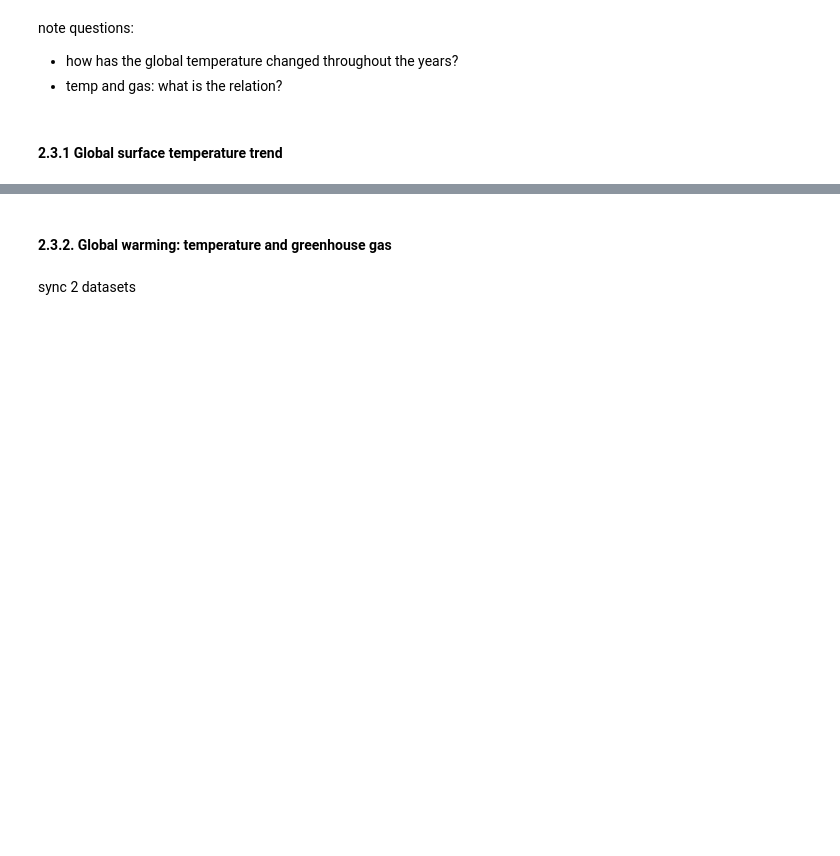
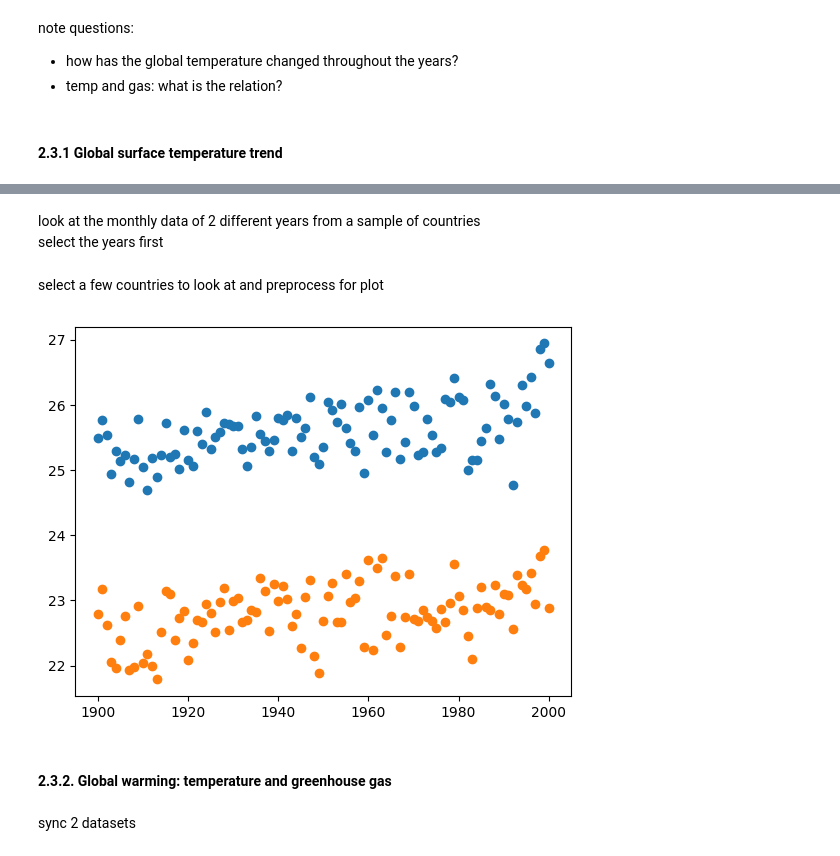
Before and after one commit to TGHuybu/AirPollutionAnalysis, a Jupyter notebook: GlobalWarmingAnalysis.ipynb, the cells around one changed output, grey strips where cells are left out. Drawn from its saved outputs; the diff is of its cells as text; code cells hidden in the pictures; blank space fills up the shorter version.

```diff
--- a/GlobalWarmingAnalysis.ipynb
+++ b/GlobalWarmingAnalysis.ipynb
@@ -96,3 +100,30 @@ plt.show()
+# %% [markdown]
+look at the monthly data of 2 different years from a sample of countries \
+select the years first
+# %%
+year_min, year_max = 1900, 2000
+
+country_surftemp = country_surftemp.loc[
+    (country_surftemp["dt"].dt.year >= year_min)
+    & (country_surftemp["dt"].dt.year <= year_max)
+]
+# %% [markdown]
+select a few countries to look at and preprocess for plot
+# %%
+countries = ["Saudi Arabia", "Egypt"]
+
+for country in countries:
+
+    # Extract the rows of 1 country and retain the year and average temp
+    nation_annual_temp = country_surftemp.loc[country_surftemp["Country"] == country]
+    nation_annual_temp = nation_annual_temp[["dt", "AverageTemperature"]]
+
+    nation_annual_temp["dt"] = nation_annual_temp["dt"].dt.year
+    nation_annual_temp = nation_annual_temp.groupby("dt").mean().reset_index()
+
+    plt.scatter(nation_annual_temp["dt"], nation_annual_temp["AverageTemperature"])
+# %% [output]
+[figure, added]
 # %% [markdown]
 #### **2.3.2. Global warming: temperature and greenhouse gas**
 # %% [markdown]
```
Also changed, not shown: parts of 9 cells of this notebook.
